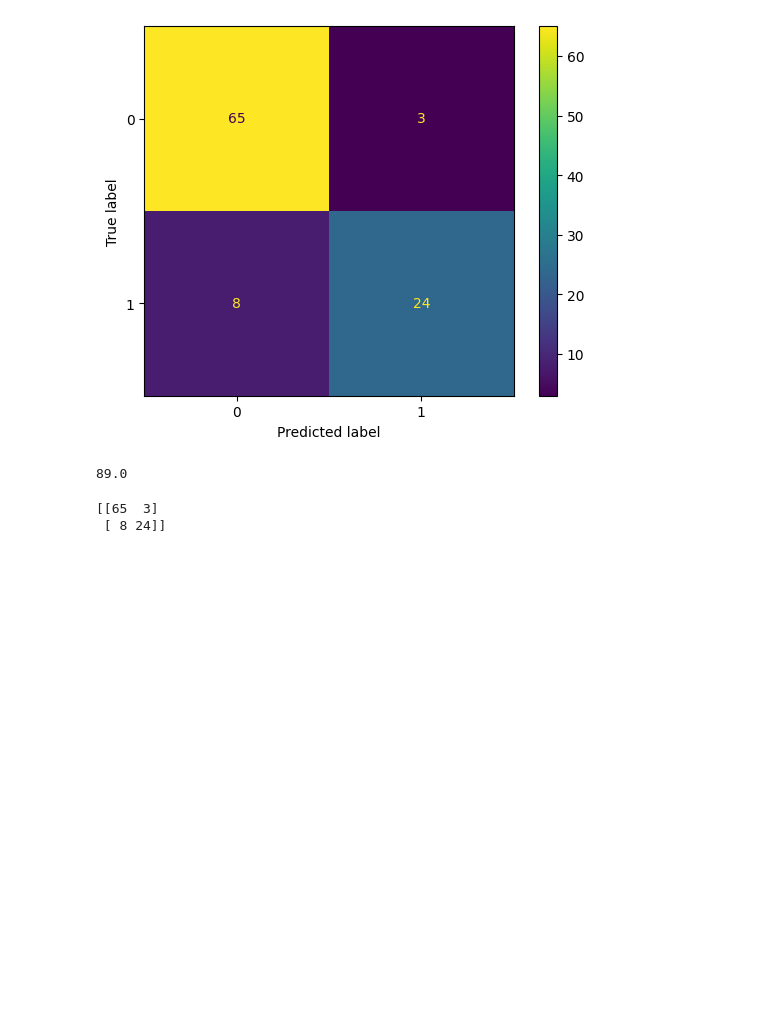
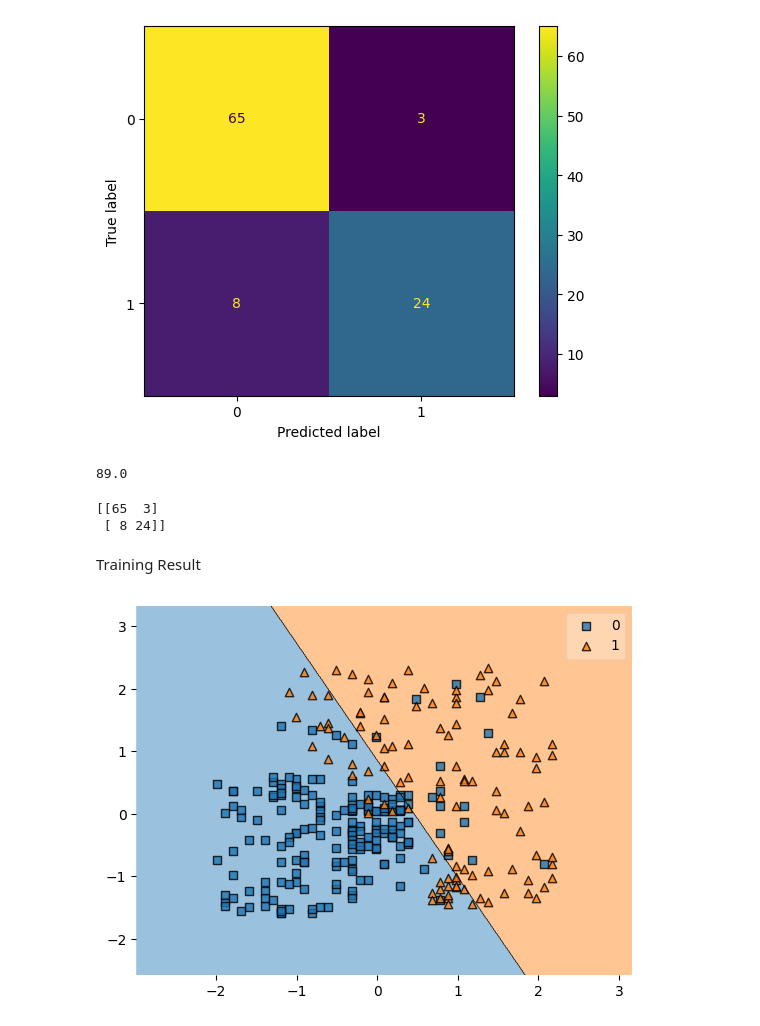
Before and after one commit to JonathanSuryaS/ML-Lecture, a Jupyter notebook: LogisticRegression1.ipynb, the cells around one changed output. Saved outputs shown, nothing was run; the diff lists cells and outputs as text; code cells hidden in the pictures; blank space fills up the shorter version.

```diff
--- a/LogisticRegression1.ipynb
+++ b/LogisticRegression1.ipynb
@@ -70,3 +70,11 @@ print(cm)
 # %% [output]
 [[65  3]
  [ 8 24]]
+# %% [markdown]
+Training Result
+# %%
+from mlxtend.plotting import plot_decision_regions
+plot_decision_regions(X_train, y_train, clf = classifier)
+plt.show()
+# %% [output]
+[figure, added]
```
Also changed, not shown: parts of 2 cells of this notebook, 1 other file.
